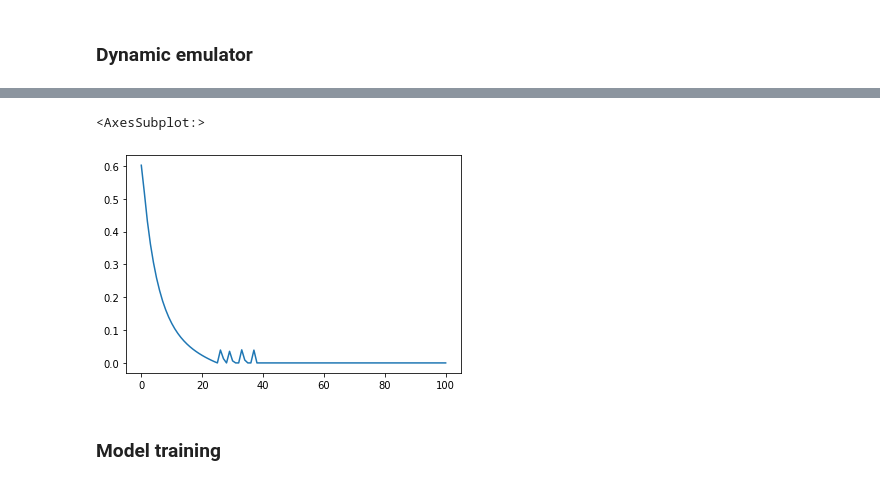
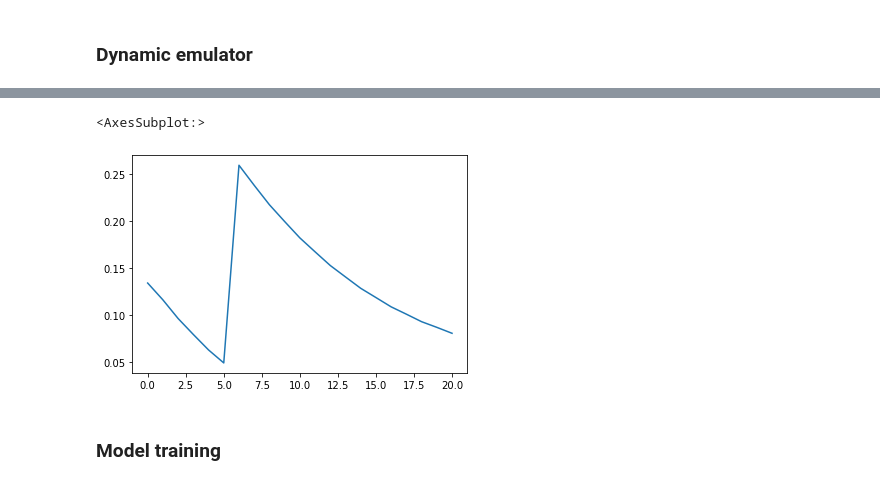
Before and after one commit to alextremo0205/SWMM_Hybrid_approach, a Jupyter notebook: Head_change_training.ipynb, the cells around one changed output, grey strips where cells are left out. Saved outputs shown, nothing was run; the diff lists cells and outputs as text; code cells hidden in the pictures.

```diff
--- a/Head_change_training.ipynb
+++ b/Head_change_training.ipynb
@@ -133,7 +135,7 @@ class NeuralNetwork(nn.Module):
     def forward(self, x):
         x = self.flatten(x)
         dh = self.linear_relu_stack(x)
-        return dh.flatten()
+        return dh
 # %%
 q_transfer_ANN = NeuralNetwork().to(device)
 print(q_transfer_ANN)
@@ -169,7 +175,7 @@ wn.set_h(X_train[0])
 
 df = pd.DataFrame(wn.get_depths_to_pd(0), columns = ['Time' , 'Node', 'Depth', 'x_coord' , 'y_coord'])
 
-for time in range(100):
+for time in range(20):
     wn.update_h()
     new_h_rows = pd.DataFrame(wn.get_depths_to_pd(time+1), columns = ['Time' , 'Node', 'Depth', 'x_coord' , 'y_coord'])
     df = pd.concat([df,new_h_rows])
@@ -195,10 +182,10 @@ RuntimeError: stack expects each tensor to be equal size, but got [1] at entry 0
 # %%
-depth_one_node = df[df['Node']=='j_90550']['Depth']#.plot()
+depth_one_node = df[df['Node']=='j_90518']['Depth']#.plot() j_90550
 depth_one_node=depth_one_node.reset_index()
 depth_one_node['Depth'].plot()
 # %% [output]
 <AxesSubplot:>
-[figure, old version]
+[figure, new version]
 # %%
 net = px.scatter(df, x="x_coord", y="y_coord", size="Depth", animation_frame="Time", size_max=20, hover_name="Node",width=500, height=800)
 net.show()
```
Also changed, not shown: parts of 6 cells of this notebook, 2 other files.
